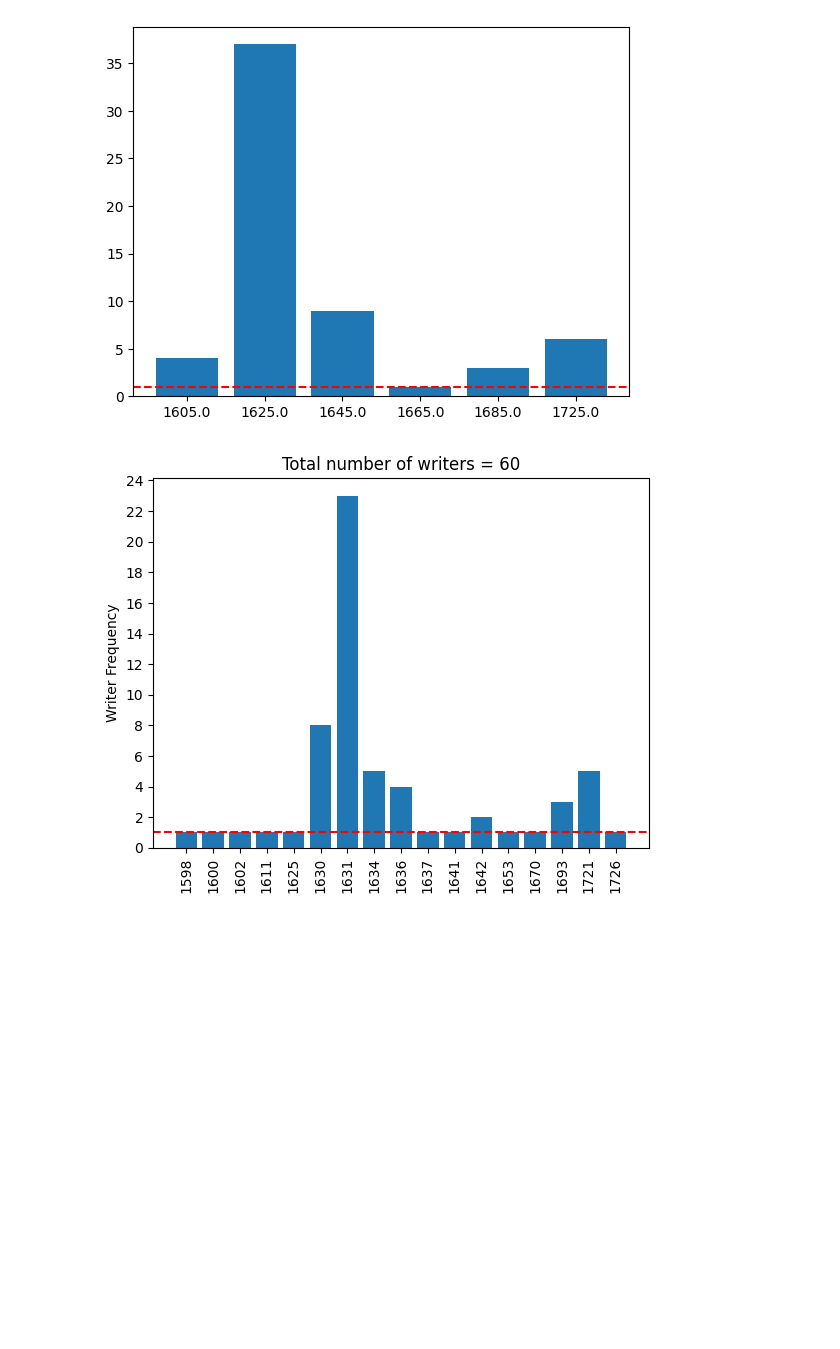
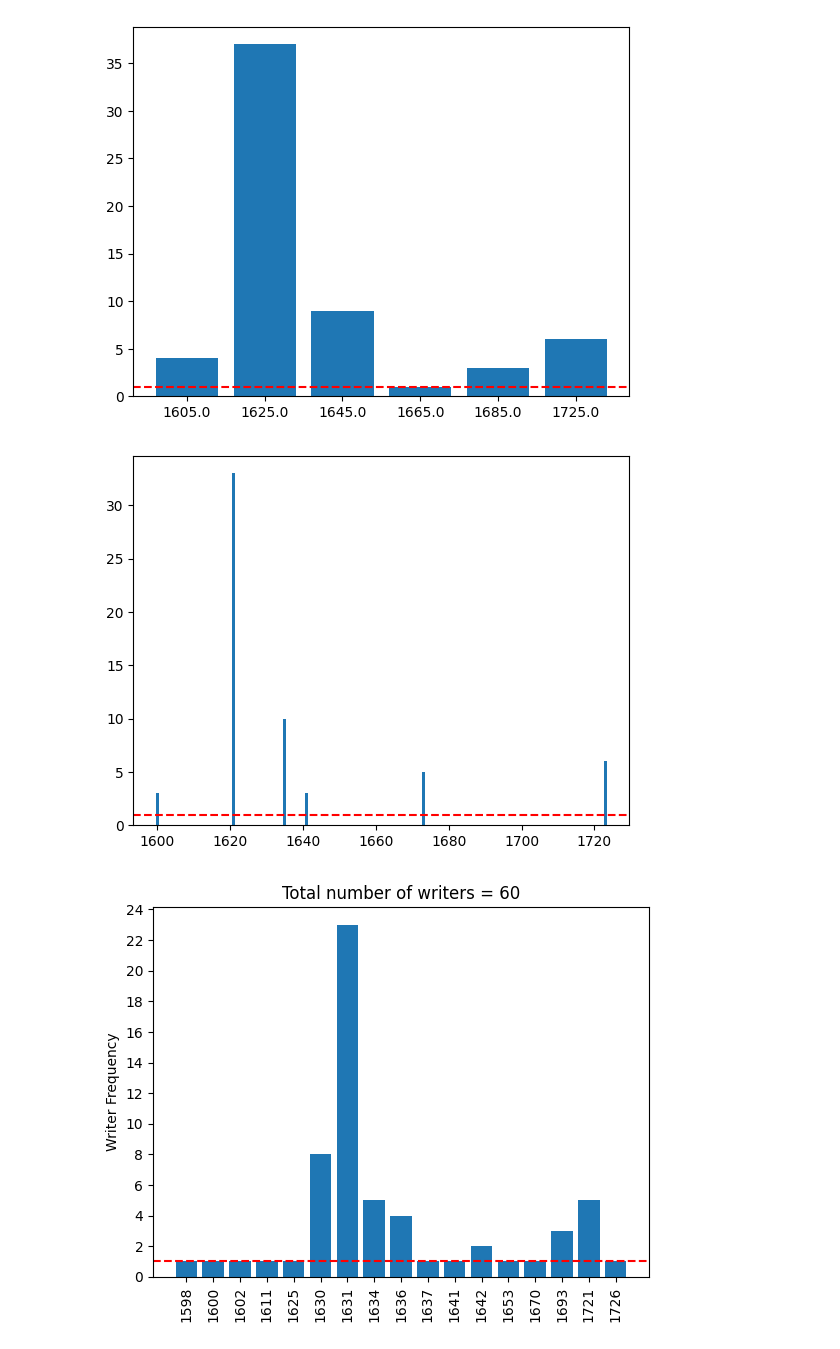
Before and after one commit to NikolaiHerrmann/deep-dating, a Jupyter notebook: src/graph_datasets.ipynb, the cells around one changed output. Drawn from its saved outputs; the diff is of its cells as text; code cells hidden in the pictures; blank space fills up the shorter version.

```diff
--- a/src/graph_datasets.ipynb
+++ b/src/graph_datasets.ipynb
@@ -73,6 +75,12 @@ plt.axhline(1, color="red", linestyle="--")
 # %% [output]
 <matplotlib.lines.Line2D at 0x...>
 [figure]
+# %%
+plt.bar(scribble.writer_ids_per_bin.keys(), scribble.writer_ids_per_bin.values())
+plt.axhline(1, color="red", linestyle="--")
+plt.show()
+# %% [output]
+[figure, added]
 # %%
 # ScribbleLens dataset
 
```
Also changed, not shown: parts of 3 cells of this notebook, 5 other files.
